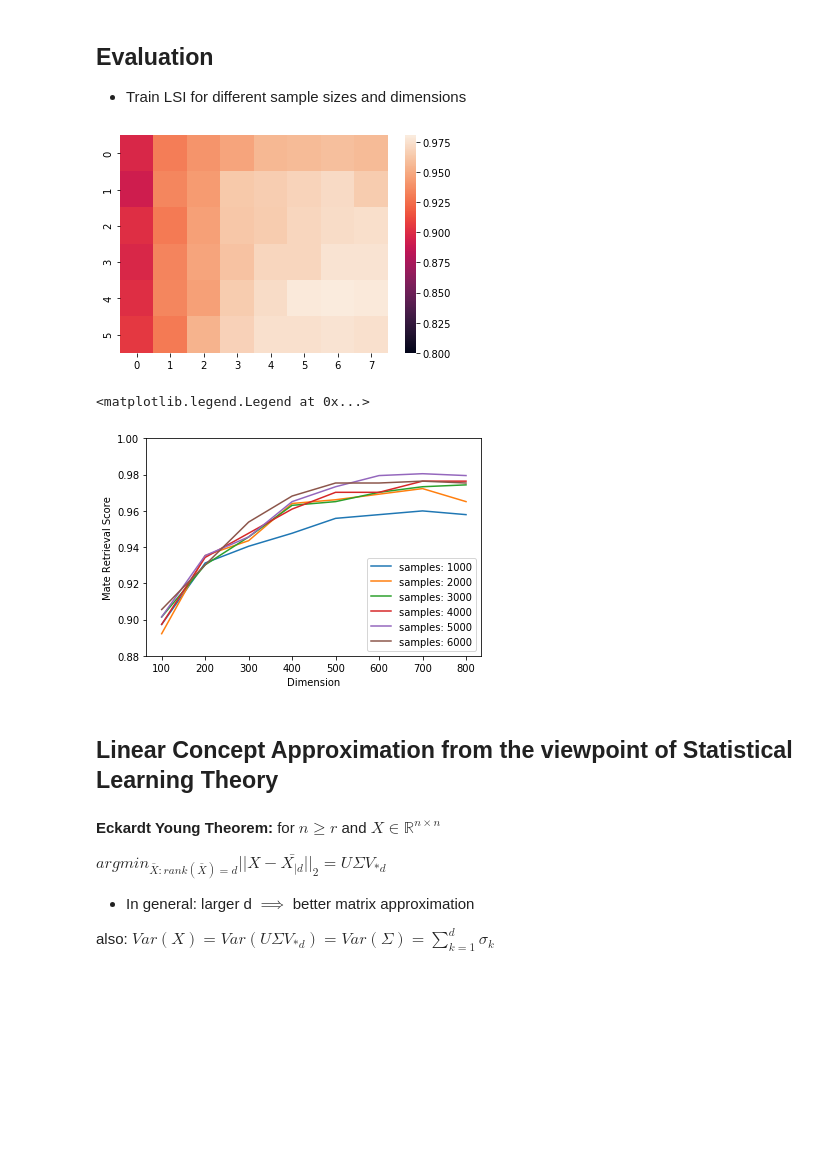
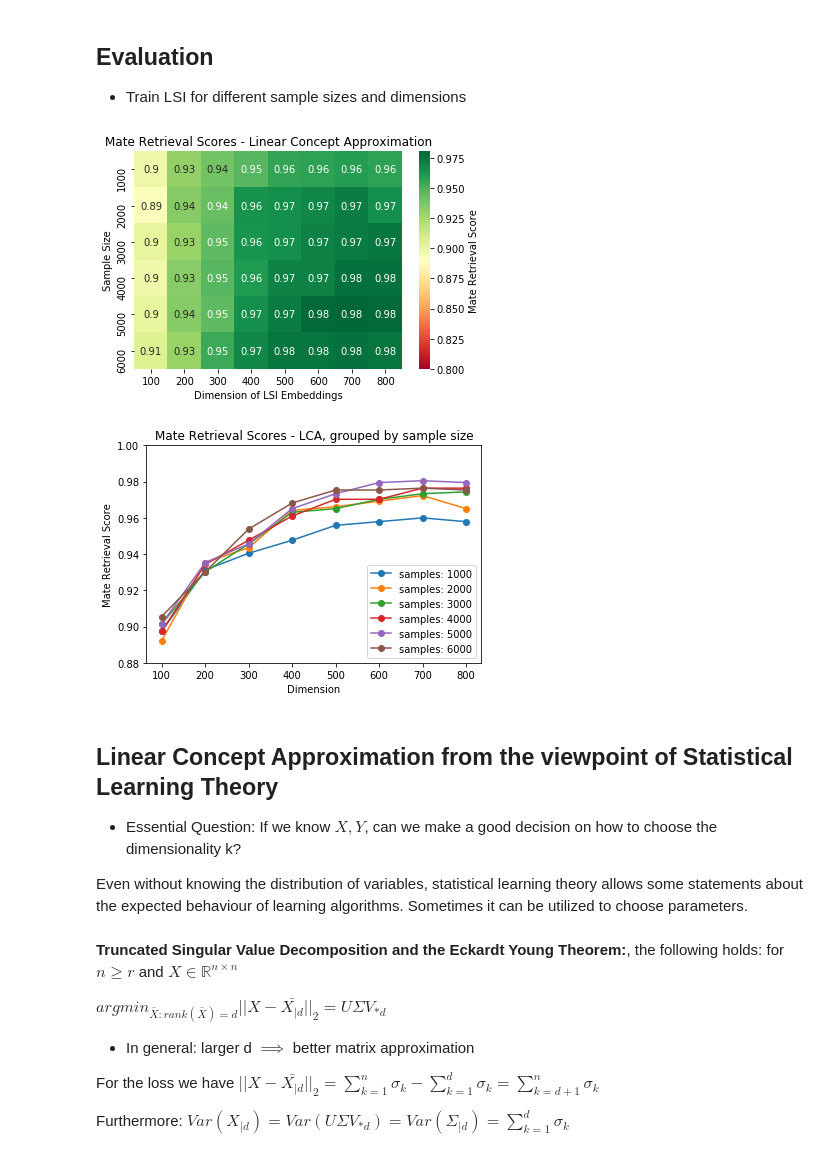
Before and after one commit to marc-lenz/thesis_code, a Jupyter notebook: Training and Experiments.ipynb, the cells around one changed output. Cells and saved outputs as stored; diff of their text form; code cells hidden in the pictures; blank space fills up the shorter version.

```diff
--- a/Training and Experiments.ipynb
+++ b/Training and Experiments.ipynb
@@ -93,30 +93,49 @@ import seaborn as sns
 
 
 score_matrix = np.asarray(scores).reshape(len(sample_sizes),len(dimensions))
-ax = sns.heatmap(score_matrix, vmin=0.8)
+ax = sns.heatmap(score_matrix, vmin=0.8,
+                 xticklabels=dimensions,
+                 yticklabels=sample_sizes,
+                 cmap="RdYlGn",
+                 cbar_kws={'label': 'Mate Retrieval Score', 'orientation': 'vertical'},
+                 annot=True
+                )
+
+plt.title("Mate Retrieval Scores - Linear Concept Approximation")
+plt.ylabel("Sample Size")
+plt.xlabel("Dimension of LSI Embeddings")
+plt.show()
 # %% [output]
-[figure, old version]
+[figure, new version]
 # %%
 import matplotlib.pyplot as plt
 
 for k in range(len(sample_sizes)):
-    plt.plot(dimensions,score_matrix[k], label="samples: "+str(sample_sizes[k]))
+    plt.plot(dimensions,score_matrix[k],"-o", label="samples: "+str(sample_sizes[k]))
+
+plt.title("Mate Retrieval Scores - LCA, grouped by sample size")
 plt.xlabel("Dimension")
 plt.ylabel("Mate Retrieval Score")
 plt.ylim((0.88,1))
 plt.legend()
+plt.show()
 # %% [output]
-<matplotlib.legend.Legend at 0x...>
-[figure, old version]
+[figure, new version]
-# %% [markdown]
-## Linear Concept Approximation from the viewpoint of Statistical Learning Theory
+# %% [markdown]
+## Linear Concept Approximation from the viewpoint of Statistical Learning Theory
+
+- Essential Question: If we know $X,Y$, can we make a good decision on how to choose the dimensionality k?
+
+Even without knowing the distribution of variables, statistical learning theory allows some statements about the expected behaviour of learning algorithms. Sometimes it can be utilized to choose parameters.
 # %% [markdown]
-**Eckardt Young Theorem:**
+**Truncated Singular Value Decomposition and the Eckardt Young Theorem:**, the following holds:
 for $n\geq r$ and $X\in \mathbb{R}^{n \times n}$
 
 $argmin_{\bar{X}: rank(\bar{X})=d}||X-\bar{X_{|d}}||_{2}= U \Sigma V_{*d}$
 
 - In general: larger d $\implies$ better matrix approximation
 
-also: $Var(X) = Var(U \Sigma V_{*d}) = Var(\Sigma)=\sum_{k=1}^{d} \sigma_{k}$
+For the loss we have $||X-\bar{X_{|d}}||_{2}= \sum_{k=1}^{n} \sigma_{k} - \sum_{k=1}^{d} \sigma_{k} = \sum_{k=d+1}^{n} \sigma_{k} $
+
+Furthermore: $Var(X_{|d}) = Var(U \Sigma V_{*d}) = Var(\Sigma_{|d})=\sum_{k=1}^{d} \sigma_{k}$
 # %% [markdown]
```
Also changed, not shown: parts of 7 cells of this notebook.
